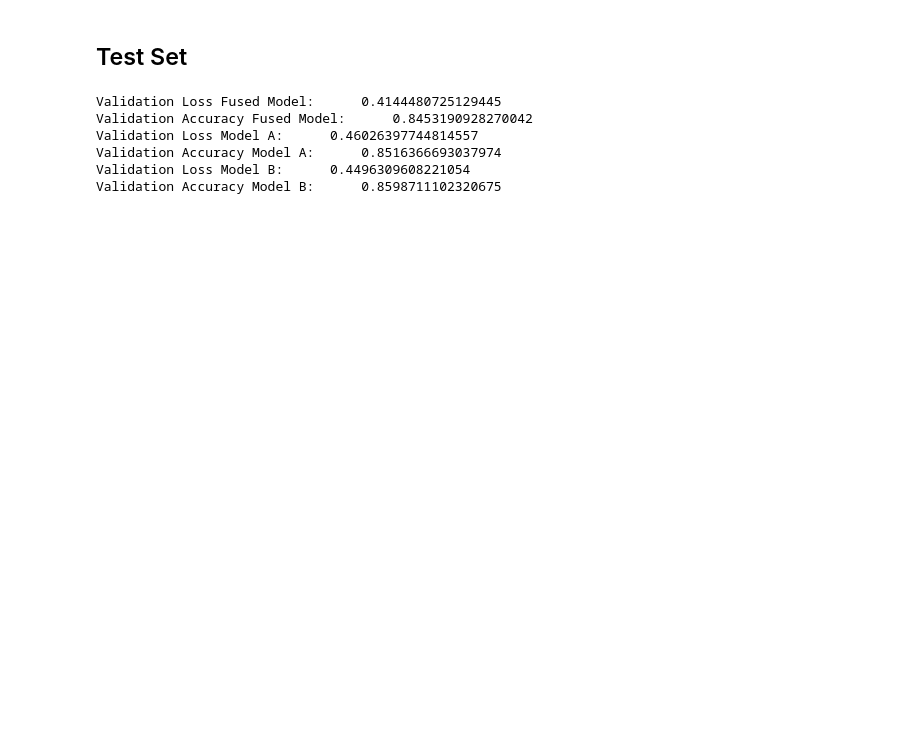
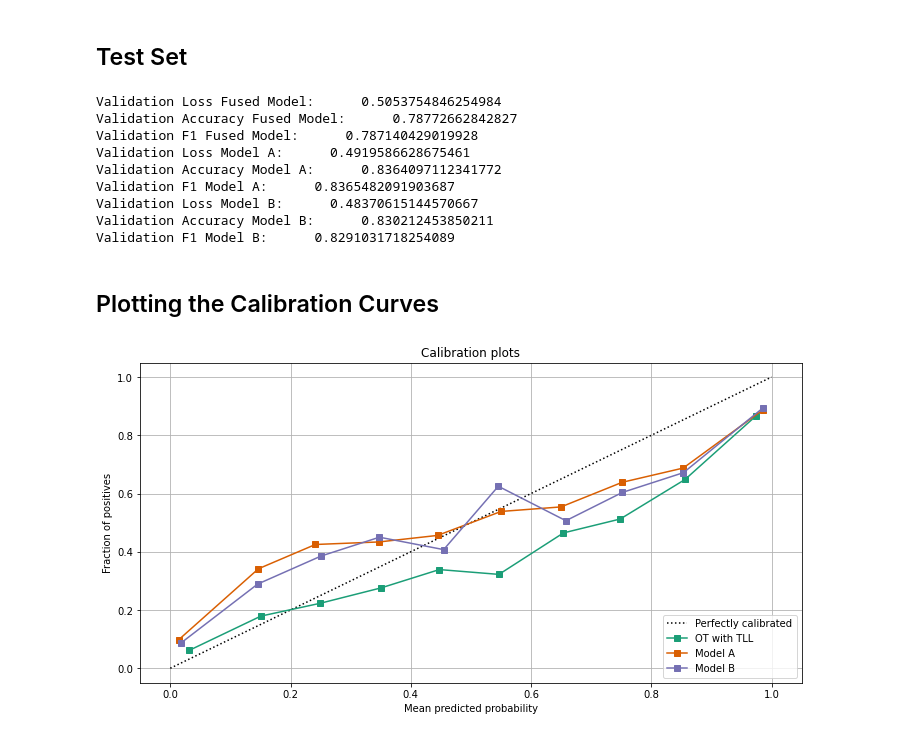
Before and after one commit to Yahnnosh/Exploring-Model-Fusion-with-Optimal-Transport-on-Transformers, a Jupyter notebook: model_fusion_optimal_transport_parallelization.ipynb, the cells around one changed output. Cells and saved outputs as stored; diff of their text form; code cells hidden in the pictures; blank space fills up the shorter version.

```diff
--- a/model_fusion_optimal_transport_parallelization.ipynb
+++ b/model_fusion_optimal_transport_parallelization.ipynb
@@ -86,7 +105,7 @@ embedding = torch.load("Models/embedding_16.pt")
 ## Load the Model Weights
 # %%
 modelA = TransformerClassifier(src_pad_idx = pad_idx,
-                              embedding=embedding,
+                              embedding=embeddingA,
                               enc_voc_size = voc_size,
                               max_len = 256,
                               d_model = 16,
@@ -118,7 +137,7 @@ TransformerClassifier(
 )
 # %%
 modelB = TransformerClassifier(src_pad_idx = pad_idx,
-                              embedding=embedding,
+                              embedding=embeddingB,
                               enc_voc_size = voc_size,
                               max_len = 256,
                               d_model = 16,
@@ -200,7 +219,7 @@ def fusion(nameA, nameB, weightA, weightB, transport_matrix, beta):
 # Fusion via Optimal Transport
 # %%
 fusedModel = TransformerClassifier(src_pad_idx = pad_idx,
-                              embedding = embedding,
+                              embedding = embeddingB,
                               enc_voc_size = voc_size,
                               max_len = 256,
                               d_model = 16,
@@ -384,7 +407,7 @@ for name, param in fusedModel.named_parameters():
 # %% [markdown]
 ## Train the last layer
 # %%
-optimizer = torch.optim.Adam(fusedModel.parameters(), lr=0.001)
+optimizer = torch.optim.Adam(fusedModel.parameters(), lr=0.0001)
 criterion = torch.nn.CrossEntropyLoss()
 
 clip = 1
@@ -425,20 +450,28 @@ Validation Accuracy:      0.8439235009517767
 # Test the models
 criterion = torch.nn.CrossEntropyLoss()
 
-test_loss_fused, test_acc_fused = validation(fusedModel, test_iter, criterion, device)
-test_loss_A, test_acc_A = validation(modelA, test_iter, criterion, device)
-test_loss_B, test_acc_B = validation(modelB, test_iter, criterion, device)
+test_loss_fused, test_acc_fused, test_f1_fused = validation(fusedModel, test_iter, criterion, device)
+test_loss_A, test_acc_A, test_f1_A = validation(modelA, test_iter, criterion, device)
+test_loss_B, test_acc_B, test_f1_B = validation(modelB, test_iter, criterion, device)
 
 print("Validation Loss Fused Model:     ", test_loss_fused)
 print("Validation Accuracy Fused Model:     ", test_acc_fused.item())
+print("Validation F1 Fused Model:     ", test_f1_fused.item())
 print("Validation Loss Model A:     ", test_loss_A)
 print("Validation Accuracy Model A:     ", test_acc_A.item())
+print("Validation F1 Model A:     ", test_f1_A.item())
 print("Validation Loss Model B:     ", test_loss_B)
 print("Validation Accuracy Model B:     ", test_acc_B.item())
+print("Validation F1 Model B:     ", test_f1_B.item())
 # %% [output]
-Validation Loss Fused Model:      0.4144480725129445
-Validation Accuracy Fused Model:      0.8453190928270042
-Validation Loss Model A:      0.46026397744814557
-Validation Accuracy Model A:      0.8516366693037974
-Validation Loss Model B:      0.4496309608221054
-Validation Accuracy Model B:      0.8598711102320675
+Validation Loss Fused Model:      0.5053754846254984
+Validation Accuracy Fused Model:      0.78772662842827
+Validation F1 Fused Model:      0.787140429019928
+Validation Loss Model A:      0.4919586628675461
+Validation Accuracy Model A:      0.8364097112341772
+Validation F1 Model A:      0.8365482091903687
+Validation Loss Model B:      0.48370615144570667
+Validation Accuracy Model B:      0.830212453850211
+Validation F1 Model B:      0.8291031718254089
+# %% [markdown]
+## Plotting the Calibration Curves
@@ -444,0 +509,40 @@ Validation Accuracy Model B:      0.8598711102320675
+# %%
+clf_list = [
+    (fusedModel, "OT with TLL"),
+    (modelA, "Model A"),
+    (modelB, "Model B")
+]
+
+fig = plt.figure(figsize=(10, 10))
+gs = GridSpec(4, 2)
+colors = plt.cm.get_cmap("Dark2")
+ax_calibration_curve = fig.add_subplot(gs[:2, :2])
+calibration_displays = {}
+for i, (clf, name) in enumerate(clf_list):
+    display = plot_calibration_curve(
+        clf,
+        valid_iter,
+        name=name,
+        ax=ax_calibration_curve,
+        color=colors(i),
+    )
+    calibration_displays[name] = display
+ax_calibration_curve.grid()
+ax_calibration_curve.set_title("Calibration plots")
+# Add histogram
+# grid_positions = [(2, 0), (2, 1), (3, 0), (3, 1)]
+# for i, (_, name) in enumerate(clf_list):
+#     row, col = grid_positions[i]
+#     ax = fig.add_subplot(gs[row, col])
+#     ax.hist(
+#         calibration_displays[name].y_prob,
+#         range=(0, 1),
+#         bins=10,
+#         label=name,
+#         color=colors(i),
+#     )
+#     ax.set(title=name, xlabel="Mean predicted probability", ylabel="Count")
+plt.tight_layout()
+plt.show()
+# %% [output]
+[figure, added]
```
Also changed, not shown: parts of 11 cells of this notebook, 5 other files.
